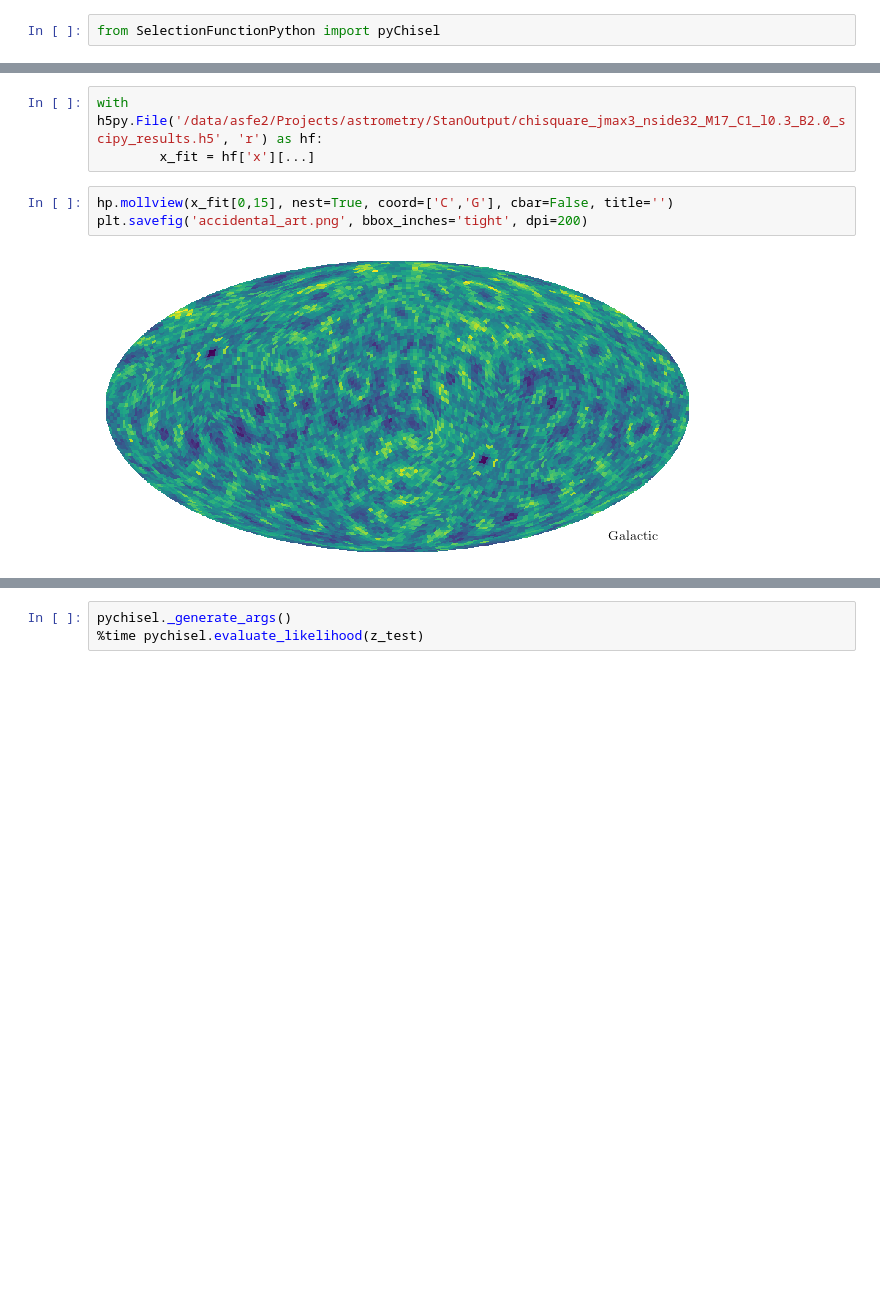
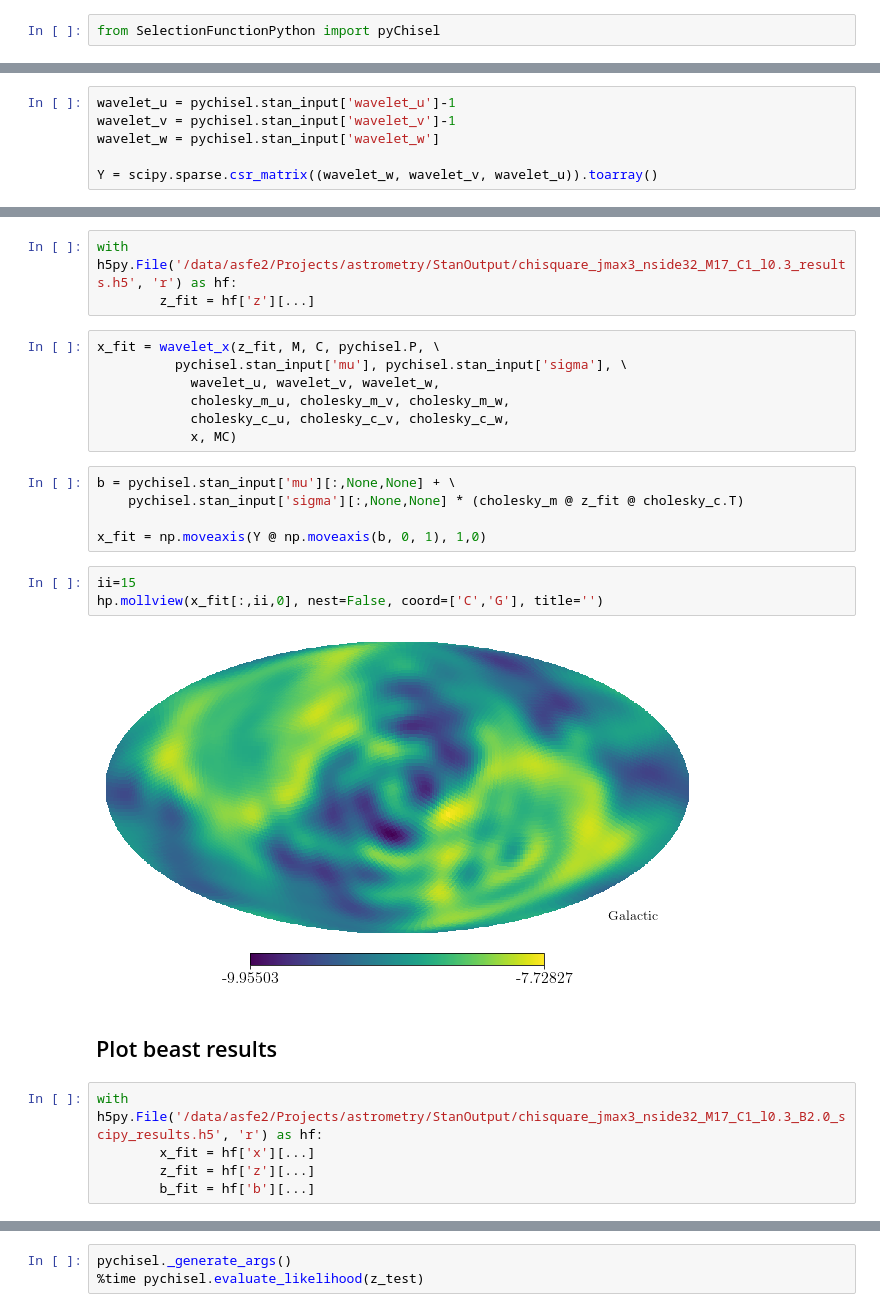
Before and after one commit to gaiaverse/astrometry, a Jupyter notebook: SelectionFunctionToolkit/TestingPython.ipynb, the cells around one changed output, grey strips where cells are left out. Cells and saved outputs as stored; diff of their text form; blank space fills up the shorter version.

```diff
--- a/SelectionFunctionToolkit/TestingPython.ipynb
+++ b/SelectionFunctionToolkit/TestingPython.ipynb
@@ -121,0 +251,6 @@ Initialising ray processes.
+# %%
+wavelet_u = pychisel.stan_input['wavelet_u']-1
+wavelet_v = pychisel.stan_input['wavelet_v']-1
+wavelet_w = pychisel.stan_input['wavelet_w']
+
+Y = scipy.sparse.csr_matrix((wavelet_w, wavelet_v, wavelet_u)).toarray()
@@ -122,8 +311,27 @@ Initialising ray processes.
+# %%
+with h5py.File('/data/asfe2/Projects/astrometry/StanOutput/chisquare_jmax3_nside32_M17_C1_l0.3_results.h5', 'r') as hf:
+        z_fit = hf['z'][...]
+# %%
+x_fit = wavelet_x(z_fit, M, C, pychisel.P, \
+          pychisel.stan_input['mu'], pychisel.stan_input['sigma'], \
+            wavelet_u, wavelet_v, wavelet_w,
+            cholesky_m_u, cholesky_m_v, cholesky_m_w,
+            cholesky_c_u, cholesky_c_v, cholesky_c_w,
+            x, MC)
+# %%
+b = pychisel.stan_input['mu'][:,None,None] + \
+    pychisel.stan_input['sigma'][:,None,None] * (cholesky_m @ z_fit @ cholesky_c.T)
+
+x_fit = np.moveaxis(Y @ np.moveaxis(b, 0, 1), 1,0)
+# %%
+ii=15
+hp.mollview(x_fit[:,ii,0], nest=False, coord=['C','G'], title='')
+# %% [output]
+[figure, added]
+# %% [markdown]
+## Plot beast results
 # %%
 with h5py.File('/data/asfe2/Projects/astrometry/StanOutput/chisquare_jmax3_nside32_M17_C1_l0.3_B2.0_scipy_results.h5', 'r') as hf:
         x_fit = hf['x'][...]
+        z_fit = hf['z'][...]
+        b_fit = hf['b'][...]
-# %%
-hp.mollview(x_fit[0,15], nest=True, coord=['C','G'], cbar=False, title='')
-plt.savefig('accidental_art.png', bbox_inches='tight', dpi=200)
-# %% [output]
-[figure, removed]
```
Also changed, not shown: parts of 32 cells of this notebook, 3 other files.
